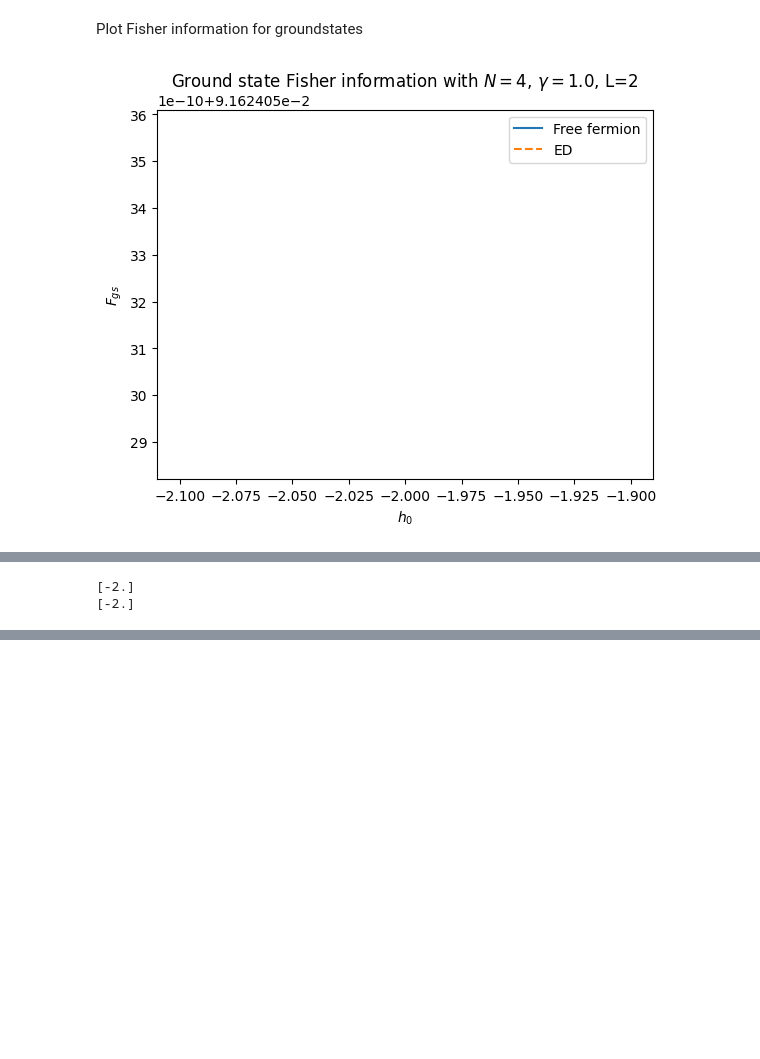
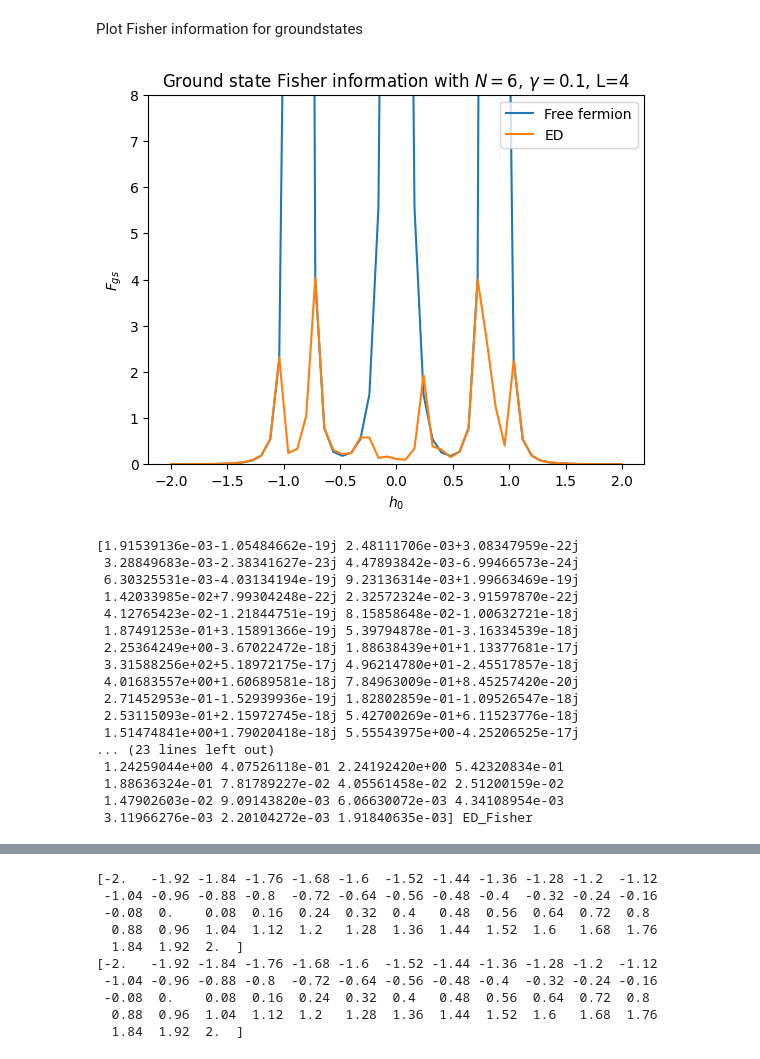
Before and after one commit to SamuelEwanBegg/XY_sensing, a Jupyter notebook: XY_ground_state.ipynb, the cells around one changed output, grey strips where cells are left out. Cells and saved outputs as stored; diff of their text form; code cells hidden in the pictures; blank space fills up the shorter version.

Commit message:
Found issue real time that arose in recent debugging. Both groundstates and real time matching ED for density and Fisher information

```diff
--- a/XY_ground_state.ipynb
+++ b/XY_ground_state.ipynb
@@ -19,9 +19,9 @@ stem = stem0  + 'Documents/Projects/Sensing/'
 
 # System parameters for periodic boundary condition spin chain.
 J = 1.0
-gamma = 1.0
+gamma = 0.1
 h1 = 0 # The periodic field is set to zero when considering the ground-state
-sites = 4
+sites = 6
 boundary_conditions = 'ABC' #'PBC' = periodic boundary conditions or 'ABC' = anti-periodic boundary conditions
 
 # Notes:
@@ -36,13 +36,13 @@ initial_state = 'ground_state'
 # 'spin_up': all spins up, odd number excitations (spin) = even parity = PBC, even number excitations (spin) = odd parity (fermions) = ABC
 
 # Sensing parameters
-phasepoints = 1 # points to sampling h0
-h0mat = np.linspace(-2.0,-2.0,phasepoints)  # range of points to sample
-sub_system_range = np.arange(1,int(2)+1) # range of subsystem sizes for evaluating Fisher information
+phasepoints = 51 # points to sampling h0
+h0mat = np.linspace(-2.0,2.0,phasepoints)  # range of points to sample
+sub_system_range = np.arange(4,int(4)+1) # range of subsystem sizes for evaluating Fisher information
 sub_system_edge = 0 #index of the first site in the sub-system, 0 is the left boundary site.
 
 # Computational
-tol = 10**(-8) # when evaluating the Fisher information we don't consider singular terms for which |w[rr] + w[ss]| < tol
+tol = 10**(-8) # when evaluating the Fisher information we don't consider singular terms for which |1 - (w[rr]*w[ss])| < tol
 shift = 10**(-6) # finite division size for calculating derivative of reduced density matrix, i.e. drho/dh0 ~ (rho(h0) - rho(h0 + shift))/shift for the order2 version
 derivative_estimator = 'order2' # 2nd order = 'order2' or 4th order 'order4' approximation for the derivative of reduced density matrix
 num_cores = 16  # number of cores to parallelize with
@@ -195,42 +200,71 @@ if plot_system_size_scaling == 'yes':
 # %%
 #Comparison vs ED
 
-ss = 1
+ss = 0
 plt.plot(h0mat,Fishermat[:,ss],label = 'Free fermion')
 
 #Fisher vs h
 ED_fisher = np.load('/Users/samuelbegg/Documents/Sensing/ed_results/Fisher.npy')
 hzmat = np.load('/Users/samuelbegg/Documents/Sensing/ed_results/hzmat.npy')
-plt.plot(hzmat,ED_fisher,'--',label='ED')
+plt.plot(hzmat,ED_fisher,'-',label='ED')
 plt.ylabel(r'$F_{gs}$')
 plt.xlabel(r'$h_0$')
 plt.title('Ground state Fisher information with $N = $' + str(sites) + ', $\gamma=$' + str(gamma) + ', L=' + str(sub_system_range[ss]))
 plt.legend()
+plt.ylim(0,8)
 plt.show()
+
+print(Fishermat[:,ss], 'Free ferm')
+print(ED_fisher, 'ED_Fisher')
 
 #Sz vs h
 ED_spin = np.load('/Users/samuelbegg/Documents/Sensing/ed_results/mag.npy')
 hzmat = np.load('/Users/samuelbegg/Documents/Sensing/ed_results/hzmat.npy')
 plt.plot(h0mat,particle_number-0.5,label = 'Free fermion ' + boundary_conditions)
-plt.plot(hzmat,ED_spin ,'--',label='ED')
+plt.plot(hzmat,ED_spin ,'-',label='ED')
 plt.ylabel(r'$\frac{1}{N}\sum_i S^z_i$')
 plt.xlabel(r'$h_0$')
 plt.title('Ground state Magnetization with $N = $' + str(sites) + ', $\gamma=$' + str(gamma))
 plt.legend()
-#plt.ylim(0,1)
 plt.show()
 
 #Discrepancy Sz vs Exact Diagonalization
 plt.plot(h0mat,particle_number-0.5 - ED_spin,label = 'Free fermion ' + boundary_conditions)
-plt.ylabel(r'Discrepency')
+plt.ylabel(r'Discrepency Sz')
 plt.xlabel(r'$h_0$')
-plt.title('Ground state Magnetization with $N = $' + str(sites) + ', $\gamma=$' + str(gamma))
+plt.title('$N = $' + str(sites) + ', $\gamma=$' + str(gamma))
+plt.legend()
+plt.ylim(-0.01,0.01)
+plt.show()
+
+#Discrepancy Fisher vs Exact Diagonalization
+plt.plot(h0mat,Fishermat[:,ss] - ED_fisher,label = 'Free fermion ' + boundary_conditions)
+plt.ylabel(r'Discrepency Fisher')
+plt.xlabel(r'$h_0$')
+plt.title('$N = $' + str(sites) + ', $\gamma=$' + str(gamma))
 plt.legend()
 plt.ylim(-0.01,0.01)
 plt.show()
 
 
 print(hzmat)
 print(h0mat)
 # %% [output]
-[figure, old version]
+[figure, new version]
+[1.91539136e-03-1.05484662e-19j 2.48111706e-03+3.08347959e-22j
+ 3.28849683e-03-2.38341627e-23j 4.47893842e-03-6.99466573e-24j
+ 6.30325531e-03-4.03134194e-19j 9.23136314e-03+1.99663469e-19j
+ 1.42033985e-02+7.99304248e-22j 2.32572324e-02-3.91597870e-22j
+ 4.12765423e-02-1.21844751e-19j 8.15858648e-02-1.00632721e-18j
+ 1.87491253e-01+3.15891366e-19j 5.39794878e-01-3.16334539e-18j
+ 2.25364249e+00-3.67022472e-18j 1.88638439e+01+1.13377681e-17j
+ 3.31588256e+02+5.18972175e-17j 4.96214780e+01-2.45517857e-18j
+ 4.01683557e+00+1.60689581e-18j 7.84963009e-01+8.45257420e-20j
+ 2.71452953e-01-1.52939936e-19j 1.82802859e-01-1.09526547e-18j
+ 2.53115093e-01+2.15972745e-18j 5.42700269e-01+6.11523776e-18j
+ 1.51474841e+00+1.79020418e-18j 5.55543975e+00-4.25206525e-17j
+... (23 lines left out)
+ 1.24259044e+00 4.07526118e-01 2.24192420e+00 5.42320834e-01
+ 1.88636324e-01 7.81789227e-02 4.05561458e-02 2.51200159e-02
+ 1.47902603e-02 9.09143820e-03 6.06630072e-03 4.34108954e-03
+ 3.11966276e-03 2.20104272e-03 1.91840635e-03] ED_Fisher
@@ -239,2 +272,0 @@ print(h0mat)
-[-2.]
-[-2.]
@@ -240,0 +274,10 @@ print(h0mat)
+[-2.   -1.92 -1.84 -1.76 -1.68 -1.6  -1.52 -1.44 -1.36 -1.28 -1.2  -1.12
+ -1.04 -0.96 -0.88 -0.8  -0.72 -0.64 -0.56 -0.48 -0.4  -0.32 -0.24 -0.16
+ -0.08  0.    0.08  0.16  0.24  0.32  0.4   0.48  0.56  0.64  0.72  0.8
+  0.88  0.96  1.04  1.12  1.2   1.28  1.36  1.44  1.52  1.6   1.68  1.76
+  1.84  1.92  2.  ]
+[-2.   -1.92 -1.84 -1.76 -1.68 -1.6  -1.52 -1.44 -1.36 -1.28 -1.2  -1.12
+ -1.04 -0.96 -0.88 -0.8  -0.72 -0.64 -0.56 -0.48 -0.4  -0.32 -0.24 -0.16
+ -0.08  0.    0.08  0.16  0.24  0.32  0.4   0.48  0.56  0.64  0.72  0.8
+  0.88  0.96  1.04  1.12  1.2   1.28  1.36  1.44  1.52  1.6   1.68  1.76
+  1.84  1.92  2.  ]
```
Also changed, not shown: parts of 4 cells of this notebook, 6 other files.
